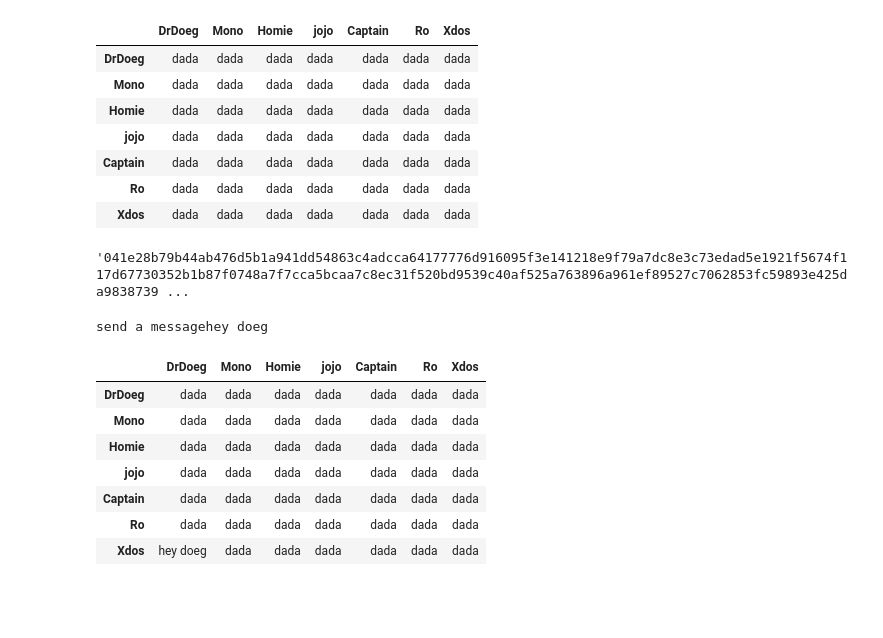
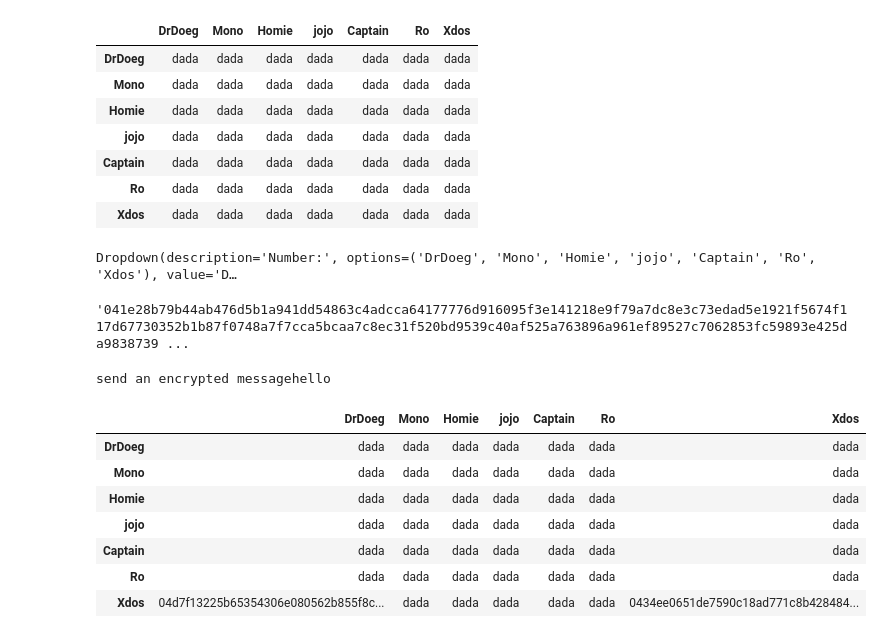
Before and after one commit to ProfDoeg/Colegio_Invisible, a Jupyter notebook: 04_cuaderno.ipynb, the cells around one changed output. Saved outputs shown, nothing was run; the diff lists cells and outputs as text; code cells hidden in the pictures; blank space fills up the shorter version.

```diff
--- a/04_cuaderno.ipynb
+++ b/04_cuaderno.ipynb
@@ -305,6 +305,10 @@ def encrypt_message(hexPubKey,message):
     if type(message)!=bytes:
         message=message.encode()
     return ecies.encrypt(hexPubKey,message).hex()
+# %%
+w
+# %% [output]
+Dropdown(description='Number:', options=('DrDoeg', 'Mono', 'Homie', 'jojo', 'Captain', 'Ro', 'Xdos'), value='D…
 # %%
 encrypt_message(dataframe.set_index('name').pubkey[w.value],'hey guys hey hey')
 # %% [output]
@@ -312,17 +316,17 @@ encrypt_message(dataframe.set_index('name').pubkey[w.value],'hey guys hey hey')
 # %%
 message=input('send an encrypted message')
 write_cell=(p_dict[my_name]+2,p_dict[w.value]+1)
-sheet2.update_cell(*write_cell, encrypt_message(dataframe.set_index('name').pubkey[w.value],'hey guys hey hey'))
+sheet2.update_cell(*write_cell, encrypt_message(dataframe.set_index('name').pubkey[w.value],message))
 dataframe2 = pd.DataFrame(sheet2.get_all_records())
 dataframe2.index=dataframe2.columns
 dataframe2
 # %% [output]
-send a messagehey doeg
+send an encrypted messagehello
 |  | DrDoeg | Mono | Homie | jojo | Captain | Ro | Xdos |
 | DrDoeg | dada | dada | dada | dada | dada | dada | dada |
 | Mono | dada | dada | dada | dada | dada | dada | dada |
 | Homie | dada | dada | dada | dada | dada | dada | dada |
 | jojo | dada | dada | dada | dada | dada | dada | dada |
 | Captain | dada | dada | dada | dada | dada | dada | dada |
 | Ro | dada | dada | dada | dada | dada | dada | dada |
-| Xdos | hey doeg | dada | dada | dada | dada | dada | dada |
+| Xdos | 04d7f13225b65354306e080562b855f8c... | dada | dada | dada | dada | dada | 0434ee0651de7590c18ad771c8b428484... |
```
Also changed, not shown: parts of 3 cells of this notebook.
